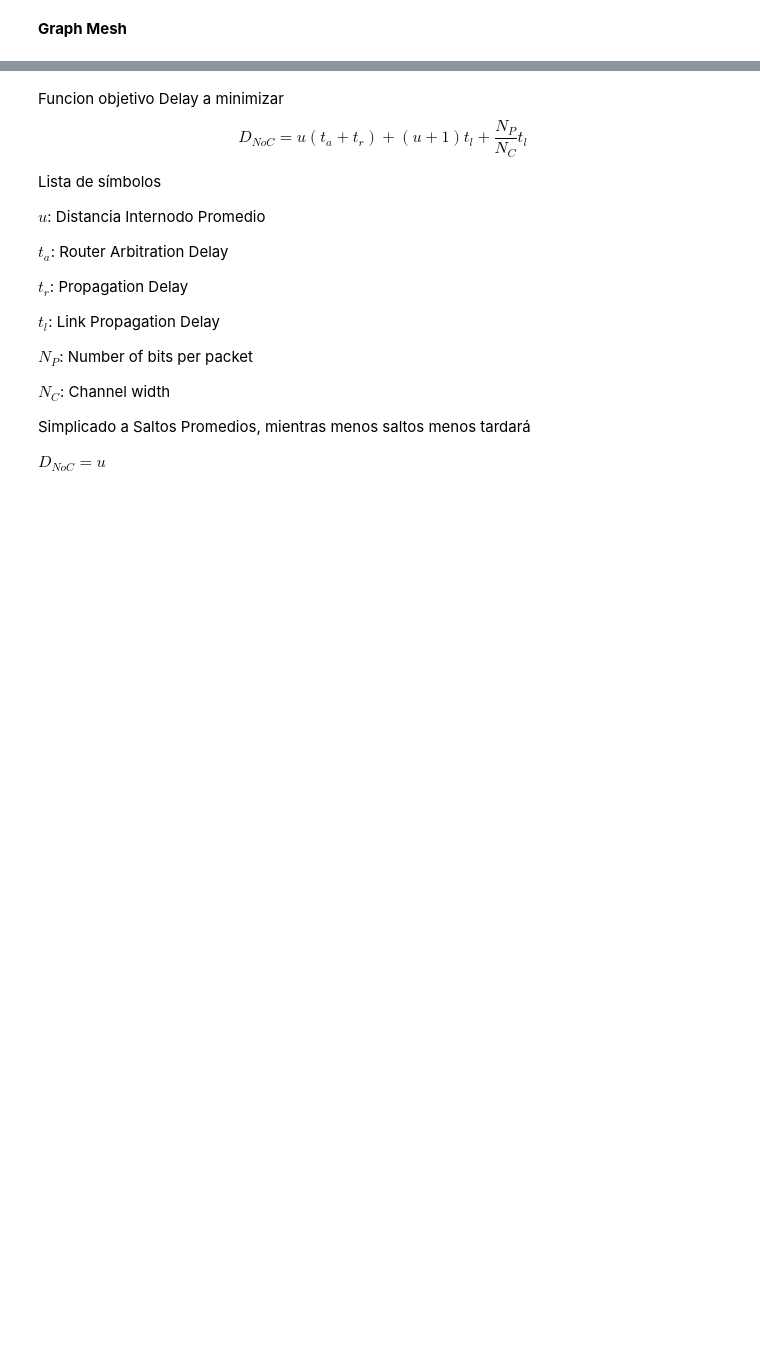
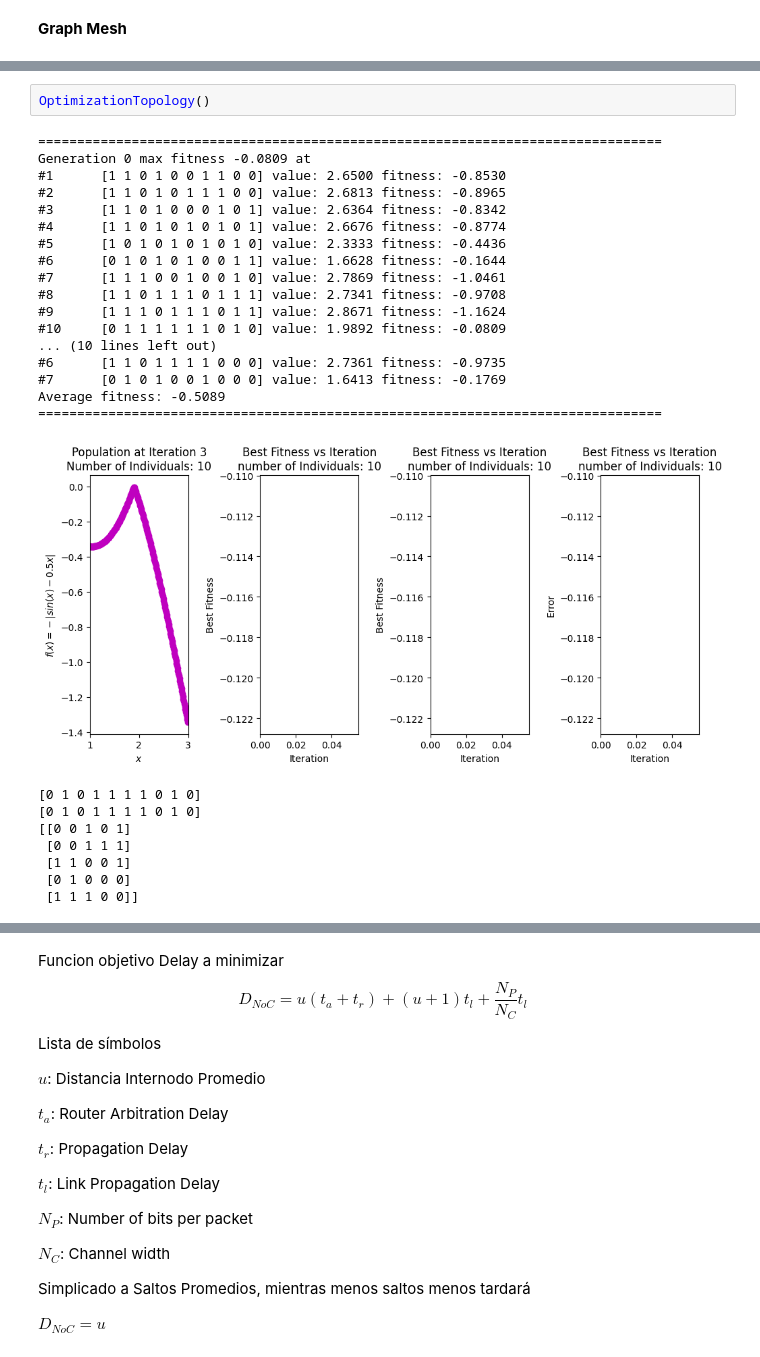
Before and after one commit to jtapiav/github-slideshow, a Jupyter notebook: GA.ipynb, the cells around one changed output, grey strips where cells are left out. Drawn from its saved outputs; the diff is of its cells as text; blank space fills up the shorter version.

```diff
--- a/GA.ipynb
+++ b/GA.ipynb
@@ -543,0 +835,28 @@ draw_graph( nodes, edgeLabels )
+# %%
+OptimizationTopology()
+# %% [output]
+================================================================================
+Generation 0 max fitness -0.0809 at
+#1      [1 1 0 1 0 0 1 1 0 0] value: 2.6500 fitness: -0.8530
+#2      [1 1 0 1 0 1 1 1 0 0] value: 2.6813 fitness: -0.8965
+#3      [1 1 0 1 0 0 0 1 0 1] value: 2.6364 fitness: -0.8342
+#4      [1 1 0 1 0 1 0 1 0 1] value: 2.6676 fitness: -0.8774
+#5      [1 0 1 0 1 0 1 0 1 0] value: 2.3333 fitness: -0.4436
+#6      [0 1 0 1 0 1 0 0 1 1] value: 1.6628 fitness: -0.1644
+#7      [1 1 1 0 0 1 0 0 1 0] value: 2.7869 fitness: -1.0461
+#8      [1 1 0 1 1 1 0 1 1 1] value: 2.7341 fitness: -0.9708
+#9      [1 1 1 0 1 1 1 0 1 1] value: 2.8671 fitness: -1.1624
+#10     [0 1 1 1 1 1 1 0 1 0] value: 1.9892 fitness: -0.0809
+... (10 lines left out)
+#6      [1 1 0 1 1 1 1 0 0 0] value: 2.7361 fitness: -0.9735
+#7      [0 1 0 1 0 0 1 0 0 0] value: 1.6413 fitness: -0.1769
+Average fitness: -0.5089
+================================================================================
+[figure, added]
+[0 1 0 1 1 1 1 0 1 0]
+[0 1 0 1 1 1 1 0 1 0]
+[[0 0 1 0 1]
+ [0 0 1 1 1]
+ [1 1 0 0 1]
+ [0 1 0 0 0]
+ [1 1 1 0 0]]
```
Also changed, not shown: parts of 18 cells of this notebook.
